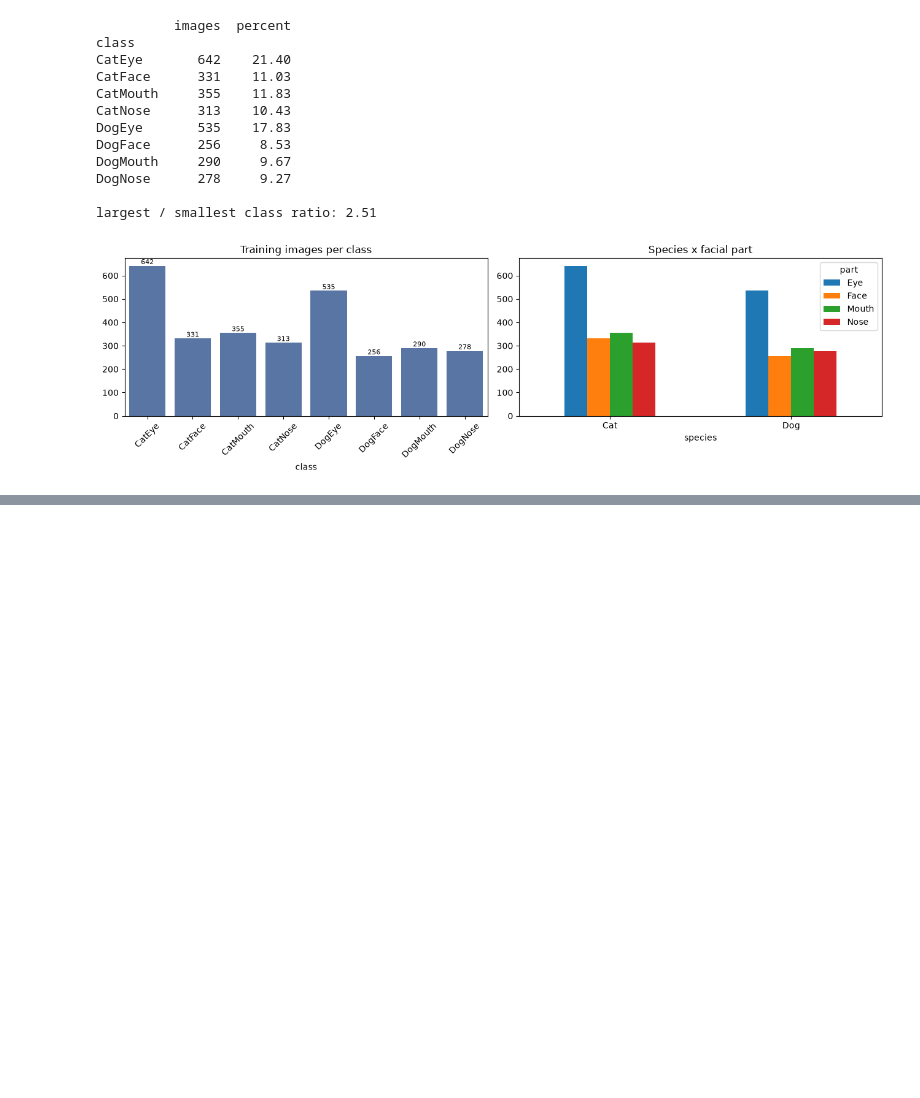
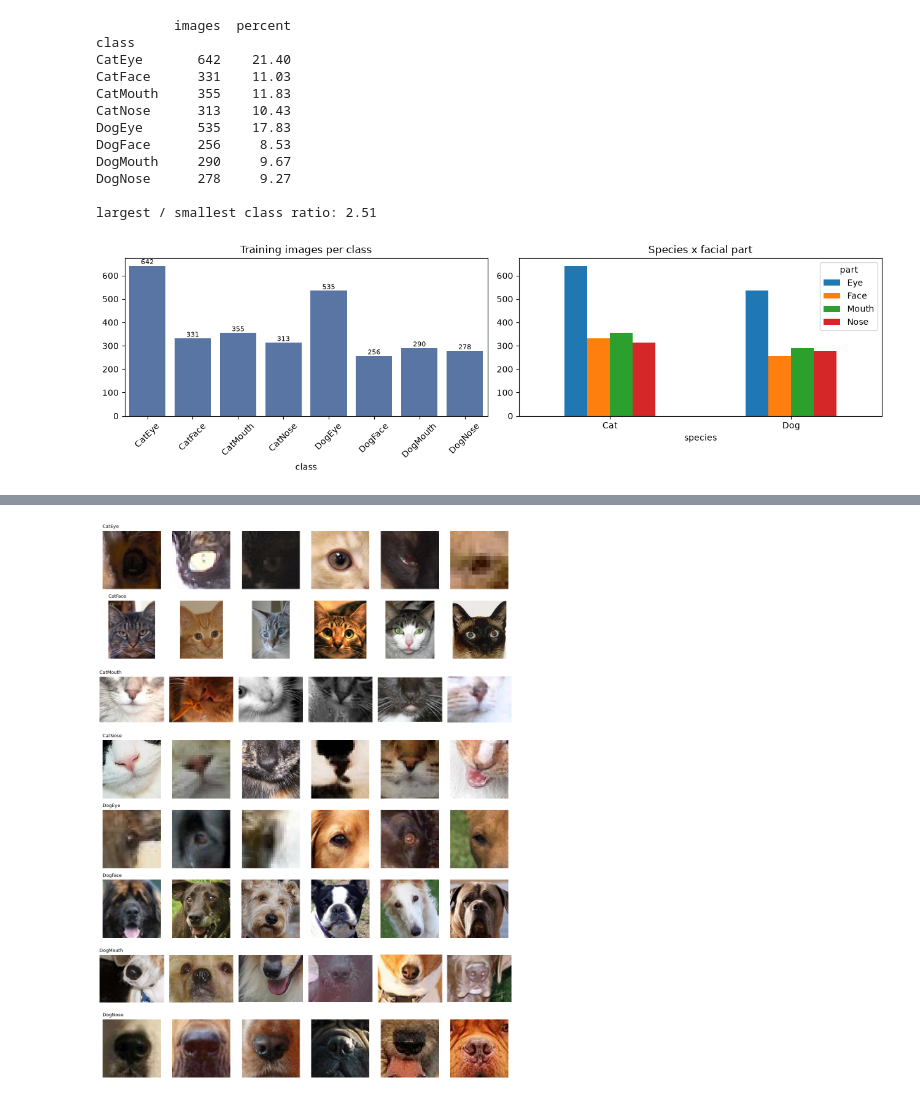
Before and after one commit to IrtiyaHana/ENGE707_KaggleCompetition, a Jupyter notebook: catdog.ipynb, the cells around one changed output, grey strips where cells are left out. Cells and saved outputs as stored; diff of their text form; code cells hidden in the pictures; blank space fills up the shorter version.

```diff
--- a/catdog.ipynb
+++ b/catdog.ipynb
@@ -107,72 +107,16 @@ DogNose      278     9.27
 largest / smallest class ratio: 2.51
 [figure]
 # %%
-AUDIT_CSV = f"{WORK}/image_audit.csv"
+print("sample_submission placeholder class distribution (NOT the true test labels):")
+print(sub_template["class"].value_counts().sort_index())
 
-
-def audit_one(item):
-    split, image_id, path = item
-    try:
-        with open(path, "rb") as f:
-            raw = f.read()
-        im = Image.open(io.BytesIO(raw)); im.load()
-        gray = np.asarray(im.convert("L"))
-        blur = float(cv2.Laplacian(gray, cv2.CV_64F).var())
-        return (split, image_id, im.size[0], im.size[1], im.mode, hashlib.md5(raw).hexdigest(), blur, len(raw), 1)
-    except Exception:
-        return (split, image_id, 0, 0, "ERR", None, np.nan, 0, 0)
-
-
-audit = None
-if RUN_FULL_AUDIT:
-    if os.path.exists(AUDIT_CSV) and not DEBUG_SUBSET:
-        audit = pd.read_csv(AUDIT_CSV, dtype={"image_id": str})
-    else:
-        items = [("train", r.image_id, r.path) for r in labels_df.itertuples()]
-        items += [("test", str(i).zfill(5), p) for i, p in zip(test_ids, test_paths)]
-        t0 = time.time()
-        with ThreadPoolExecutor(8) as ex:
-            rows = list(ex.map(audit_one, items, chunksize=256))
-        audit = pd.DataFrame(rows, columns=["split", "image_id", "w", "h", "mode", "md5", "blur", "bytes", "ok"])
-        if not DEBUG_SUBSET:
-            audit.to_csv(AUDIT_CSV, index=False)
-        print(f"audited {len(audit):,} files in {time.time() - t0:.0f}s")
-
-if audit is not None:
-    tr_a = audit[audit["split"] == "train"].merge(labels_df[["image_id", "class", "part", "y"]], on="image_id")
-    te_a = audit[audit["split"] == "test"]
-    print("corrupted / unreadable  train:", int((tr_a["ok"] == 0).sum()), " test:", int((te_a["ok"] == 0).sum()))
-    print("image modes (train):", tr_a["mode"].value_counts().to_dict())
-
-    ok = tr_a[tr_a["ok"] == 1].copy()
-    ok["min_side"] = ok[["w", "h"]].min(axis=1)
-    ok["aspect"] = ok["w"] / ok["h"]
-    print("\nwidth / height / shorter side (train):")
-    print(ok[["w", "h", "min_side"]].describe().round(1).T[["min", "25%", "50%", "75%", "max"]])
-    print("\nmedian size per class:")
-    print(ok.groupby("class")[["w", "h"]].median())
-    print(f"images with shorter side < 64 px: {(ok['min_side'] < 64).mean():.1%}")
-    print(f"images that are not square (aspect outside 0.95-1.05): {((ok['aspect'] < 0.95) | (ok['aspect'] > 1.05)).mean():.1%}")
-
-    fig, ax = plt.subplots(1, 2, figsize=(13, 4))
-    sns.boxplot(data=ok, x="class", y="min_side", ax=ax[0], showfliers=False)
-    ax[0].set_title("Shorter image side (px) per class"); ax[0].tick_params(axis="x", rotation=45)
-    ax[1].hist(ok["min_side"].clip(upper=400), bins=60); ax[1].set_title("Shorter side distribution (clipped at 400 px)")
-    plt.tight_layout(); plt.show()
-
-    # exact duplicates
-    dup_in_train = tr_a["md5"].duplicated(keep=False) & tr_a["md5"].notna()
-    conflict = tr_a[dup_in_train].groupby("md5")["class"].nunique()
-    print(f"\nexact-duplicate train images: {int(dup_in_train.sum()):,} "
-          f"({tr_a.loc[dup_in_train, 'md5'].nunique():,} groups); groups with CONFLICTING labels: {int((conflict > 1).sum())}")
-    overlap = set(tr_a["md5"].dropna()) & set(te_a["md5"].dropna())
-    print(f"test images whose bytes also appear in train: {te_a['md5'].isin(overlap).sum():,}")
-
-    # blur
-    thr = tr_a.groupby("class")["blur"].transform(lambda s: s.quantile(0.05))
-    print("\nblurriest 5% per class (relative threshold) ->", int((tr_a["blur"] < thr).sum()), "images")
-    worst = tr_a.sort_values("blur").head(12)
-    fig, axes = plt.subplots(2, 6, figsize=(12, 4.4))
-    for a_, r in zip(axes.ravel(), worst.itertuples()):
-        a_.imshow(Image.open(f"{TRAIN_DIR}/{r.image_id}.jpg").convert("RGB")); a_.axis("off"); a_.set_title(r.part, fontsize=8)
-    plt.suptitle("Blurriest training images"); plt.tight_layout(); plt.show()
+# 6 random examples of every class
+fig, axes = plt.subplots(len(CLASSES), 6, figsize=(12, 2 * len(CLASSES)))
+rng = np.random.RandomState(SEED)
+for r, c in enumerate(CLASSES):
+    sel = labels_df[labels_df["class"] == c].sample(6, random_state=rng)
+    for k, p in enumerate(sel["path"]):
+        axes[r, k].imshow(Image.open(p).convert("RGB")); axes[r, k].axis("off")
+    axes[r, 0].set_title(c, fontsize=9, loc="left")
+plt.tight_layout(); plt.show()
+# %% [output]
@@ -179 +134,2 @@ if audit is not None:
+[figure, added]
 # %%
```
Also changed, not shown: parts of 9 cells of this notebook.
